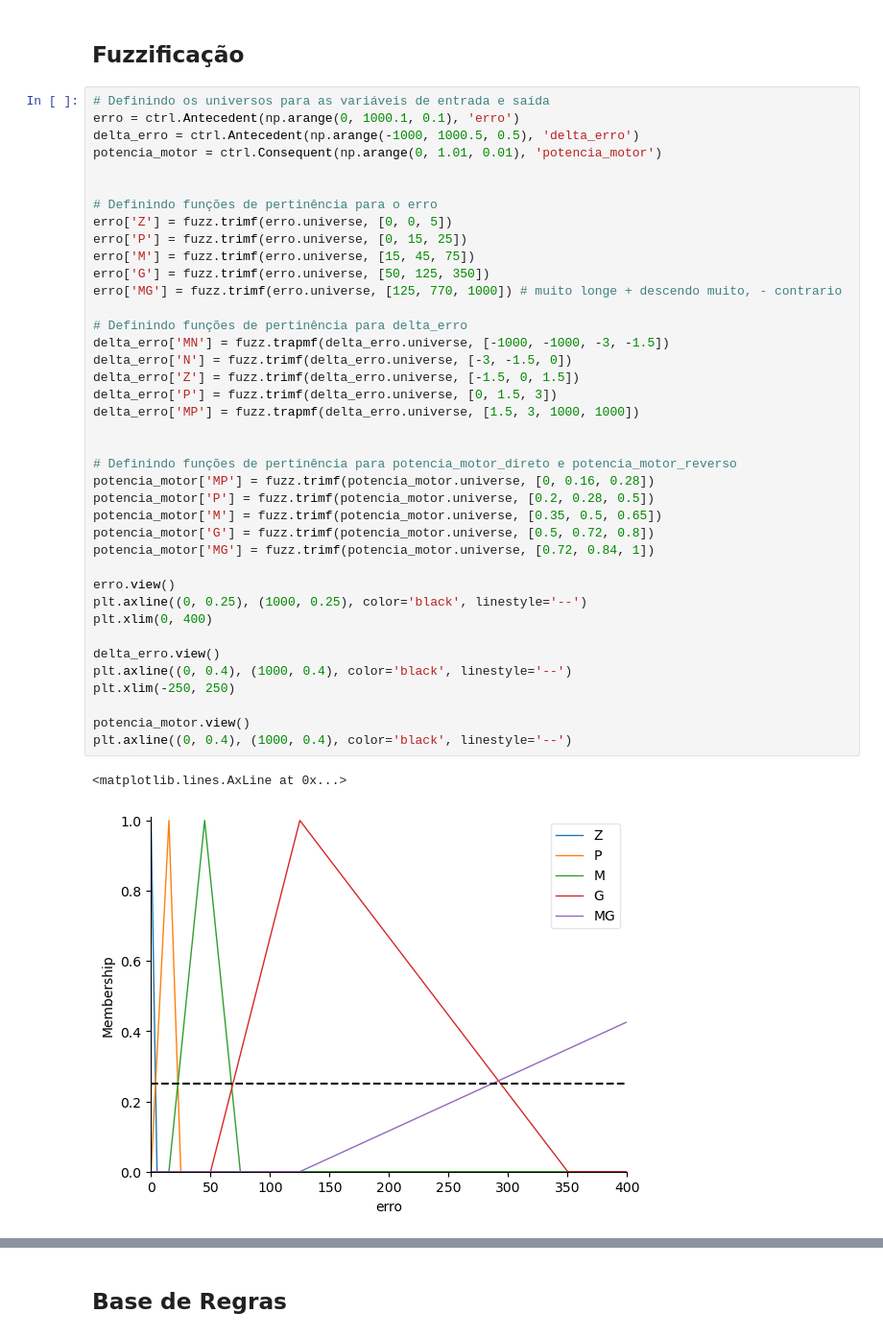
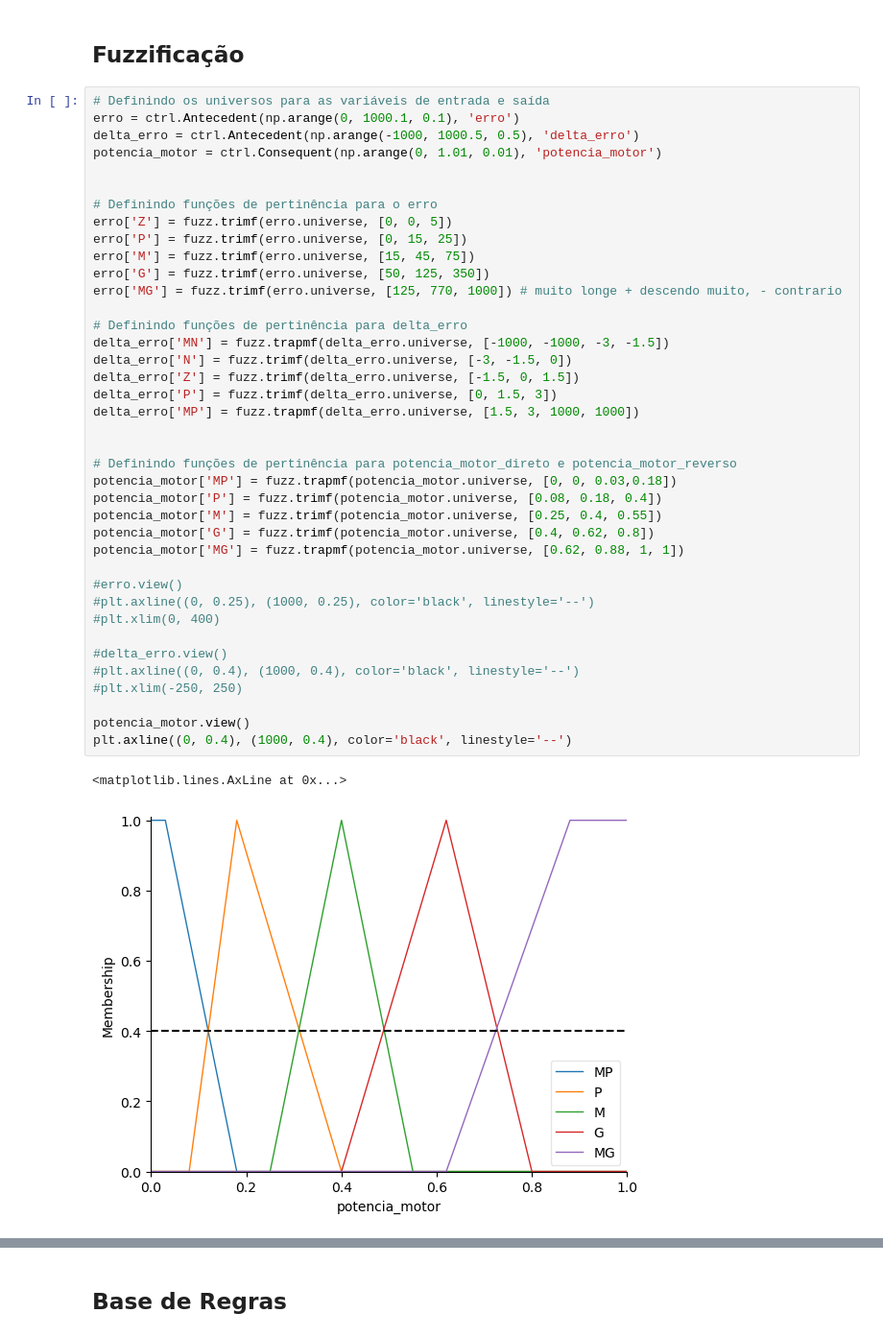
Before and after one commit to bsmvictor/C213-ControleFuzzyPD, a Jupyter notebook: FuzzyPD.ipynb, the cells around one changed output, grey strips where cells are left out. Shown at 96% size. Saved outputs shown, nothing was run; the diff lists cells and outputs as text.

Commit message:
feat: arrumando grafico da potencia

```diff
--- a/FuzzyPD.ipynb
+++ b/FuzzyPD.ipynb
@@ -12,42 +12,42 @@ from tabulate import tabulate
 # %%
 # Definindo os universos para as variáveis de entrada e saída
 erro = ctrl.Antecedent(np.arange(0, 1000.1, 0.1), 'erro')
 delta_erro = ctrl.Antecedent(np.arange(-1000, 1000.5, 0.5), 'delta_erro')
 potencia_motor = ctrl.Consequent(np.arange(0, 1.01, 0.01), 'potencia_motor')
 
 
 # Definindo funções de pertinência para o erro
 erro['Z'] = fuzz.trimf(erro.universe, [0, 0, 5])
 erro['P'] = fuzz.trimf(erro.universe, [0, 15, 25])
 erro['M'] = fuzz.trimf(erro.universe, [15, 45, 75])
 erro['G'] = fuzz.trimf(erro.universe, [50, 125, 350])
 erro['MG'] = fuzz.trimf(erro.universe, [125, 770, 1000]) # muito longe + descendo muito, - contrario
 
 # Definindo funções de pertinência para delta_erro
 delta_erro['MN'] = fuzz.trapmf(delta_erro.universe, [-1000, -1000, -3, -1.5])
 delta_erro['N'] = fuzz.trimf(delta_erro.universe, [-3, -1.5, 0])
 delta_erro['Z'] = fuzz.trimf(delta_erro.universe, [-1.5, 0, 1.5])
 delta_erro['P'] = fuzz.trimf(delta_erro.universe, [0, 1.5, 3])
 delta_erro['MP'] = fuzz.trapmf(delta_erro.universe, [1.5, 3, 1000, 1000])
 
 
 # Definindo funções de pertinência para potencia_motor_direto e potencia_motor_reverso
-potencia_motor['MP'] = fuzz.trimf(potencia_motor.universe, [0, 0.16, 0.28])
-potencia_motor['P'] = fuzz.trimf(potencia_motor.universe, [0.2, 0.28, 0.5])
-potencia_motor['M'] = fuzz.trimf(potencia_motor.universe, [0.35, 0.5, 0.65])
-potencia_motor['G'] = fuzz.trimf(potencia_motor.universe, [0.5, 0.72, 0.8])
-potencia_motor['MG'] = fuzz.trimf(potencia_motor.universe, [0.72, 0.84, 1])
+potencia_motor['MP'] = fuzz.trapmf(potencia_motor.universe, [0, 0, 0.03,0.18])
+potencia_motor['P'] = fuzz.trimf(potencia_motor.universe, [0.08, 0.18, 0.4])
+potencia_motor['M'] = fuzz.trimf(potencia_motor.universe, [0.25, 0.4, 0.55])
+potencia_motor['G'] = fuzz.trimf(potencia_motor.universe, [0.4, 0.62, 0.8])
+potencia_motor['MG'] = fuzz.trapmf(potencia_motor.universe, [0.62, 0.88, 1, 1])
 
-erro.view()
-plt.axline((0, 0.25), (1000, 0.25), color='black', linestyle='--')
-plt.xlim(0, 400)
+#erro.view()
+#plt.axline((0, 0.25), (1000, 0.25), color='black', linestyle='--')
+#plt.xlim(0, 400)
 
-delta_erro.view()
-plt.axline((0, 0.4), (1000, 0.4), color='black', linestyle='--')
-plt.xlim(-250, 250)
+#delta_erro.view()
+#plt.axline((0, 0.4), (1000, 0.4), color='black', linestyle='--')
+#plt.xlim(-250, 250)
 
 potencia_motor.view()
 plt.axline((0, 0.4), (1000, 0.4), color='black', linestyle='--')
 # %% [output]
 <matplotlib.lines.AxLine at 0x...>
-[figure, old version]
+[figure, new version]
```
Also changed, not shown: parts of 1 cell of this notebook.
